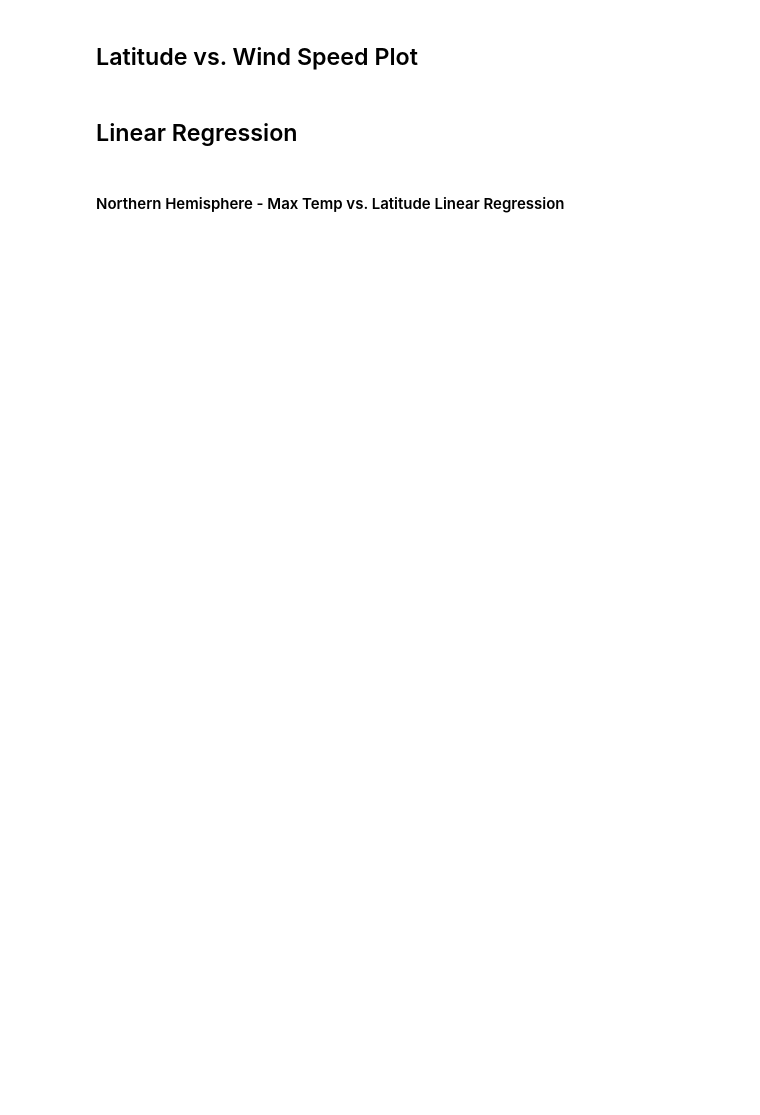
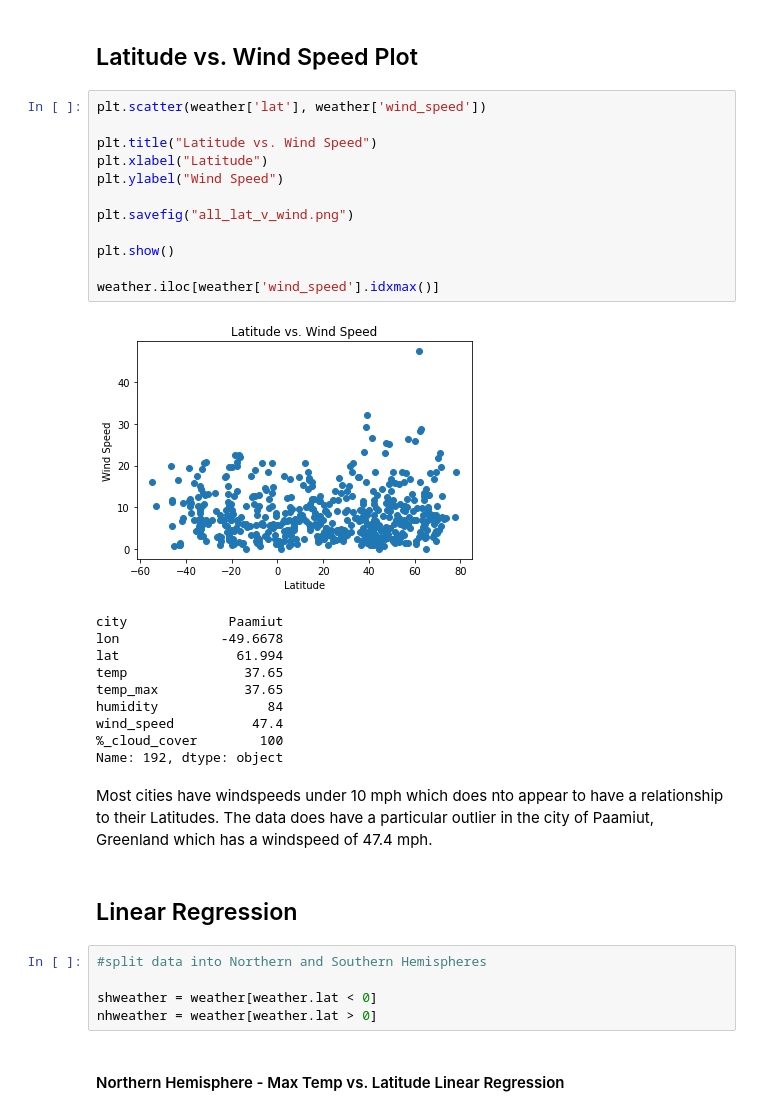
Before and after one commit to PatMartin7/python-api-challenge, a Jupyter notebook: WeatherPy.ipynb, the cells around one changed output. Saved outputs shown, nothing was run; the diff lists cells and outputs as text; blank space fills up the shorter version.

```diff
--- a/WeatherPy.ipynb
+++ b/WeatherPy.ipynb
@@ -101,6 +159,36 @@ Skip this step if there are no cities that have humidity > 100%.
 # %% [markdown]
 ## Latitude vs. Wind Speed Plot
+# %%
+plt.scatter(weather['lat'], weather['wind_speed'])
+
+plt.title("Latitude vs. Wind Speed")
+plt.xlabel("Latitude")
+plt.ylabel("Wind Speed")
+
+plt.savefig("all_lat_v_wind.png")
+
+plt.show()
+
+weather.iloc[weather['wind_speed'].idxmax()]
+# %% [output]
+[figure, added]
+city             Paamiut
+lon             -49.6678
+lat               61.994
+temp               37.65
+temp_max           37.65
+humidity              84
+wind_speed          47.4
+%_cloud_cover        100
+Name: 192, dtype: object
+# %% [markdown]
+Most cities have windspeeds under 10 mph which does nto appear to have a relationship to their Latitudes. The data does have a particular outlier in the city of Paamiut, Greenland which has a windspeed of 47.4 mph.
 # %% [markdown]
 ## Linear Regression
+# %%
+#split data into Northern and Southern Hemispheres
+
+shweather = weather[weather.lat < 0]
+nhweather = weather[weather.lat > 0]
 # %% [markdown]
 ####  Northern Hemisphere - Max Temp vs. Latitude Linear Regression
```
Also changed, not shown: parts of 30 cells of this notebook.
